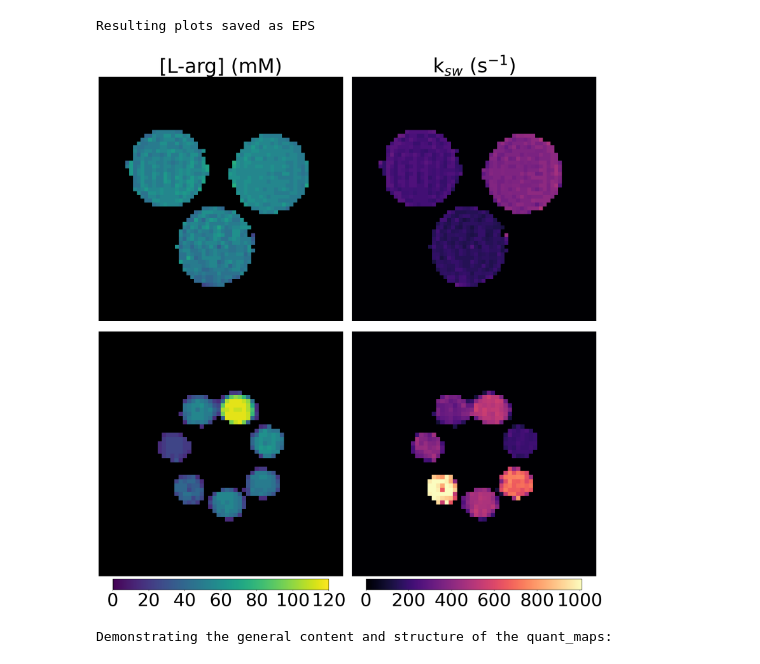
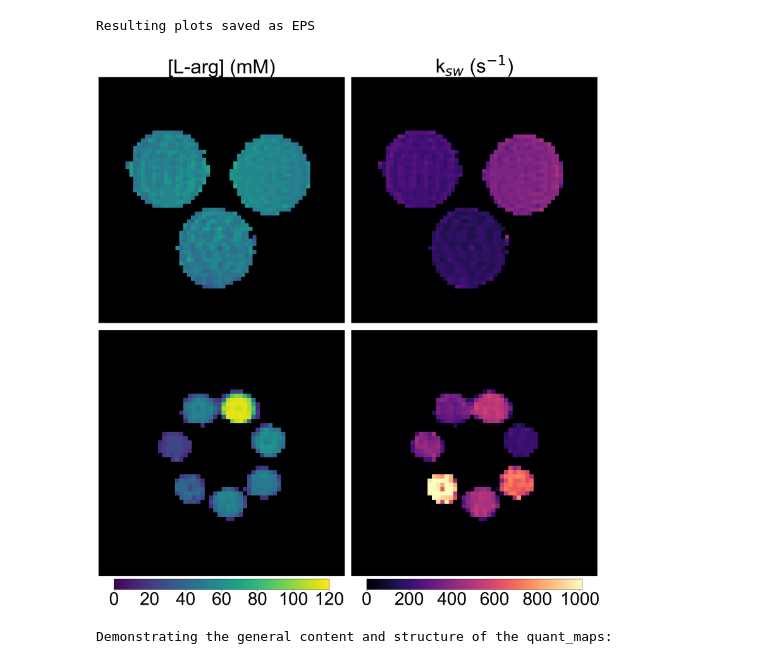
Before and after one commit to momentum-laboratory/molecular-mrf, a Jupyter notebook: dot_prod_example/visualization.ipynb, the cells around one changed output. Cells and saved outputs as stored; diff of their text form; code cells hidden in the pictures.

Commit message:
change font to arial

```diff
--- a/dot_prod_example/visualization.ipynb
+++ b/dot_prod_example/visualization.ipynb
@@ -5,6 +5,7 @@ import matplotlib.colors as mcolors
 from matplotlib.backends.backend_pdf import PdfPages
 import scipy.io as sio
 
+plt.rcParams['font.family'] = 'Arial'
 
 # Function to modify the viridis colormap to start with black
 def create_black_viridis():
@@ -32,34 +33,34 @@ mask = mask_ksw & mask_dp & mask_fs  # Combined mask
 b_viridis = create_black_viridis()
 
 fig_fn = r'results/dot_product_results_both.eps'
 
 fig, axs = plt.subplots(2, 2, figsize=(20, 22))
 fig.subplots_adjust(wspace=0.01, hspace=0.0001)  # Remove spacing between subplots
 
 data_info = [
     (quant_maps7['fs'] * 110e3 / 3 * mask_pre, b_viridis, '[L-arg] (mM)', np.arange(0, 140, 20), (0, 120)),
     (quant_maps7['ksw'] * mask_pre, 'magma', 'k$_{sw}$ (s$^{-1}$)', np.arange(0, 1000+100, 200), (0, 1010)),
     (quant_maps['fs'] * 110e3 / 3 * mask, b_viridis, '', np.arange(0, 140, 20), (0, 120)),
     (quant_maps['ksw'] * mask, 'magma', '', np.arange(0, 1000 + 100, 200), (0, 1010)),
 ]
 
 for i, (ax, (data, cmap, title, ticks, clim)) in enumerate(zip(axs.flat, data_info)):
     im = ax.imshow(data, cmap=cmap)
     im.set_clim(*clim)
     if title:
         ax.set_title(title, fontsize=55)
     ax.set_axis_off()
     if i > 1:
         orientation = 'horizontal'
         cb = fig.colorbar(im, ax=ax, orientation=orientation, ticks=ticks, pad=0.01, fraction=0.04)
         cb.ax.tick_params(labelsize=50)
 
 plt.tight_layout()
 plt.savefig(fig_fn, format="eps")
 print("Resulting plots saved as EPS")
 # %% [output]
 Resulting plots saved as EPS
-[figure, old version]
+[figure, new version]
 # %%
 print("Demonstrating the general content and structure of the quant_maps:")
 quant_maps
```
Also changed, not shown: 5 other files.
